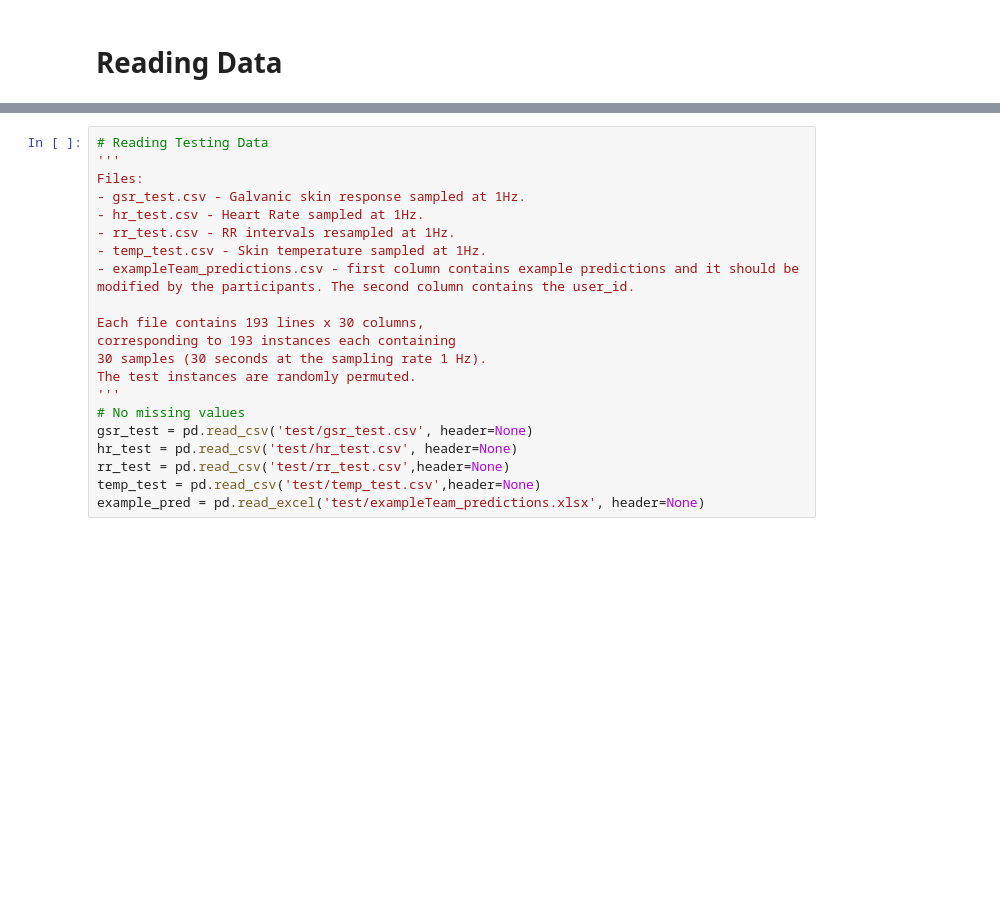
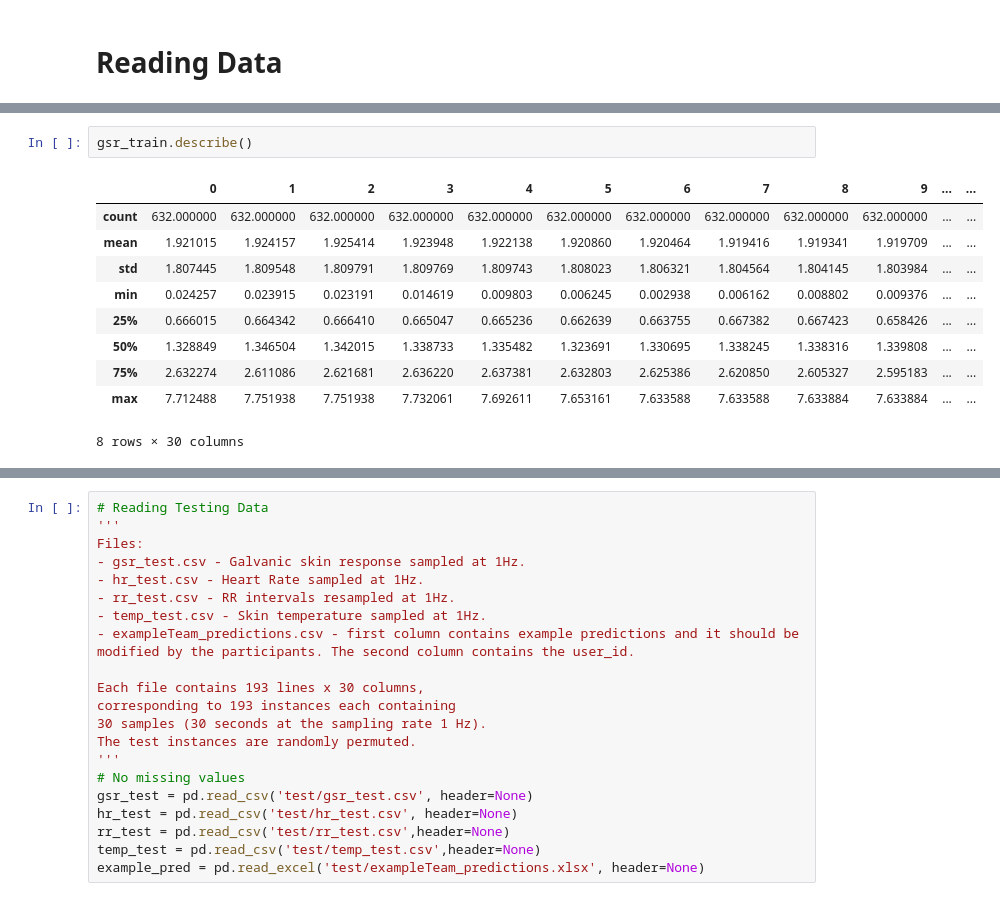
Before and after one commit to VHKA1729/cognitive-load, a Jupyter notebook: Preliminary_VHKA.ipynb, the cells around one changed output, grey strips where cells are left out. Saved outputs shown, nothing was run; the diff lists cells and outputs as text; blank space fills up the shorter version.

```diff
--- a/Preliminary_VHKA.ipynb
+++ b/Preliminary_VHKA.ipynb
@@ -82,0 +189,13 @@ temp_train.head()
+# %%
+gsr_train.describe()
+# %% [output]
+|  | 0 | 1 | 2 | 3 | 4 | 5 | 6 | 7 | 8 | 9 | ... | ... |
+| count | 632.000000 | 632.000000 | 632.000000 | 632.000000 | 632.000000 | 632.000000 | 632.000000 | 632.000000 | 632.000000 | 632.000000 | ... | ... |
+| mean | 1.921015 | 1.924157 | 1.925414 | 1.923948 | 1.922138 | 1.920860 | 1.920464 | 1.919416 | 1.919341 | 1.919709 | ... | ... |
+| std | 1.807445 | 1.809548 | 1.809791 | 1.809769 | 1.809743 | 1.808023 | 1.806321 | 1.804564 | 1.804145 | 1.803984 | ... | ... |
+| min | 0.024257 | 0.023915 | 0.023191 | 0.014619 | 0.009803 | 0.006245 | 0.002938 | 0.006162 | 0.008802 | 0.009376 | ... | ... |
+| 25% | 0.666015 | 0.664342 | 0.666410 | 0.665047 | 0.665236 | 0.662639 | 0.663755 | 0.667382 | 0.667423 | 0.658426 | ... | ... |
+| 50% | 1.328849 | 1.346504 | 1.342015 | 1.338733 | 1.335482 | 1.323691 | 1.330695 | 1.338245 | 1.338316 | 1.339808 | ... | ... |
+| 75% | 2.632274 | 2.611086 | 2.621681 | 2.636220 | 2.637381 | 2.632803 | 2.625386 | 2.620850 | 2.605327 | 2.595183 | ... | ... |
+| max | 7.712488 | 7.751938 | 7.751938 | 7.732061 | 7.692611 | 7.653161 | 7.633588 | 7.633588 | 7.633884 | 7.633884 | ... | ... |
+8 rows × 30 columns
```
Also changed, not shown: parts of 38 cells of this notebook.
